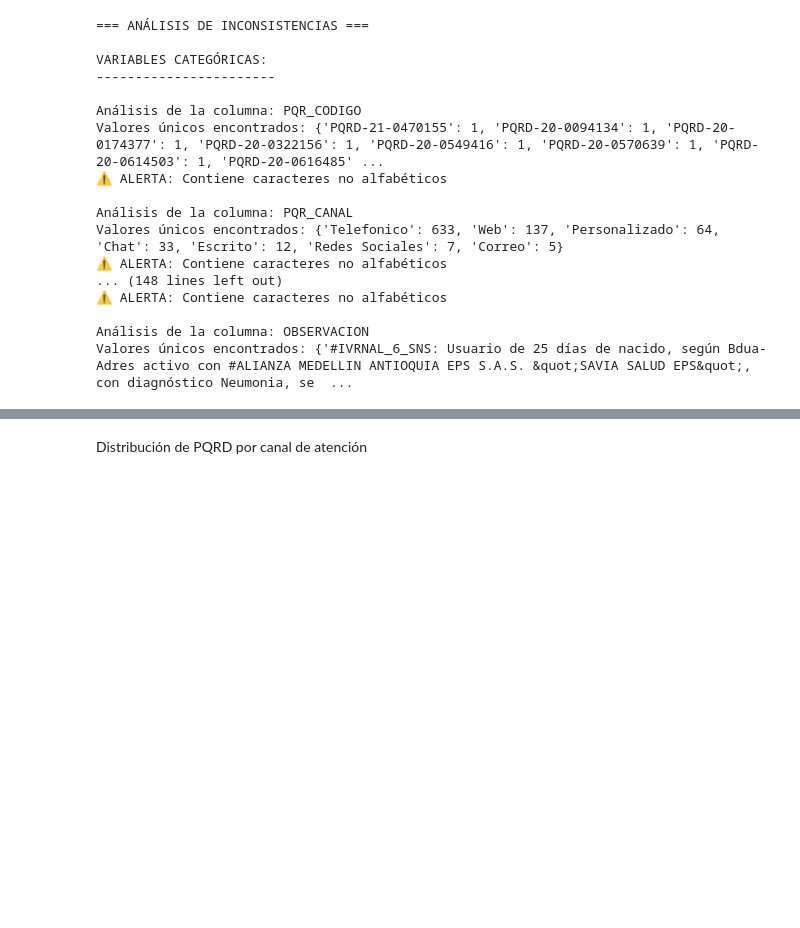
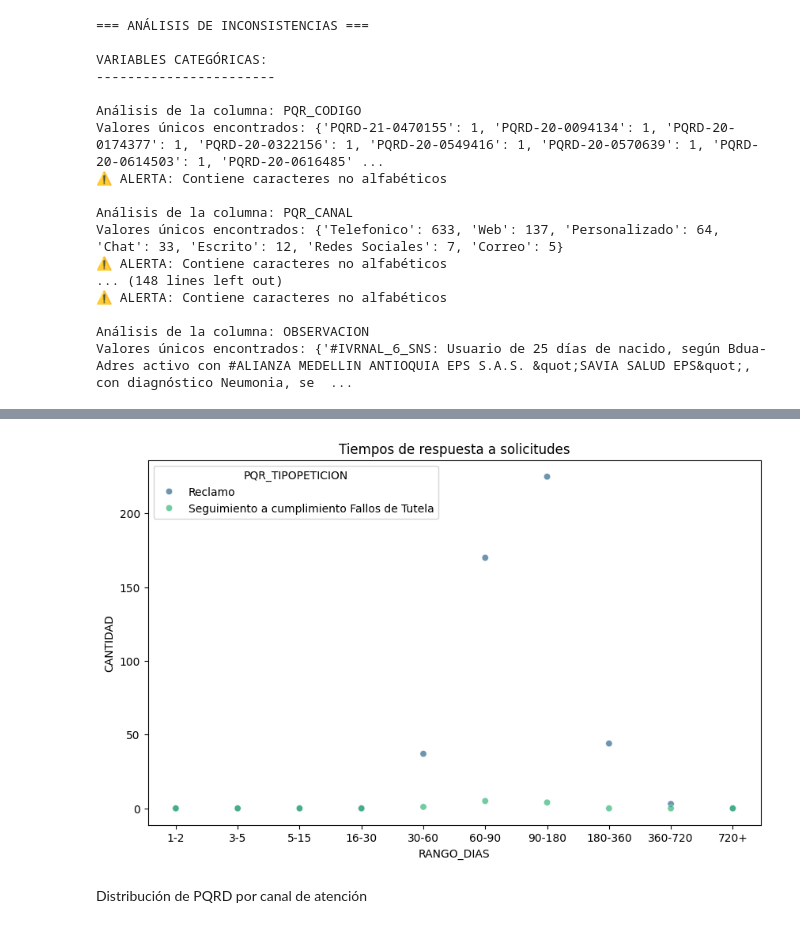
Before and after one commit to VictorAlexanderM/Analitica_Sostenibilidad_Bigdata, a Jupyter notebook: U1_Sostenibilidad.ipynb, the cells around one changed output, grey strips where cells are left out. Cells and saved outputs as stored; diff of their text form; code cells hidden in the pictures; blank space fills up the shorter version.

```diff
--- a/U1_Sostenibilidad.ipynb
+++ b/U1_Sostenibilidad.ipynb
@@ -250,3 +416,17 @@ Valores únicos encontrados: {'#IVRNAL_6_SNS: Usuario de 25 días de nacido, seg
+# %%
+# Suponiendo que tienes un DataFrame llamado df
+# Agrupar por 'RANGO_DIAS' y 'TIPOPETICION' y sumar 'CANTIDAD'
+df_conteo = df_conteo.groupby(['RANGO_DIAS', 'TIPOPETICION'], as_index=False)['CANTIDAD'].sum()
+
+plt.figure(figsize=(10, 6))
+sns.scatterplot(data=df_conteo, x='RANGO_DIAS', y='CANTIDAD', hue='TIPOPETICION', palette='viridis', alpha=0.7)
+plt.title('Tiempos de respuesta a solicitudes')
+plt.xlabel('RANGO_DIAS')
+plt.ylabel('CANTIDAD')
+plt.legend(title='PQR_TIPOPETICION')
+plt.show()
+# %% [output]
+[figure, added]
 # %% [markdown]
 Distribución de PQRD por canal de atención
 # %%
```
Also changed, not shown: parts of 11 cells of this notebook.
